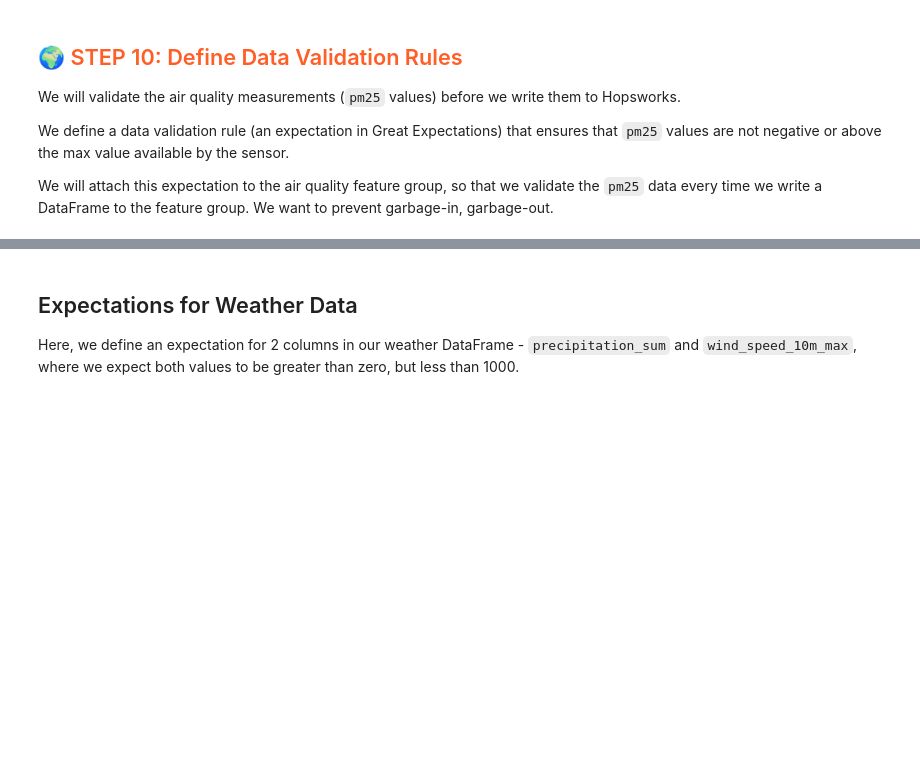
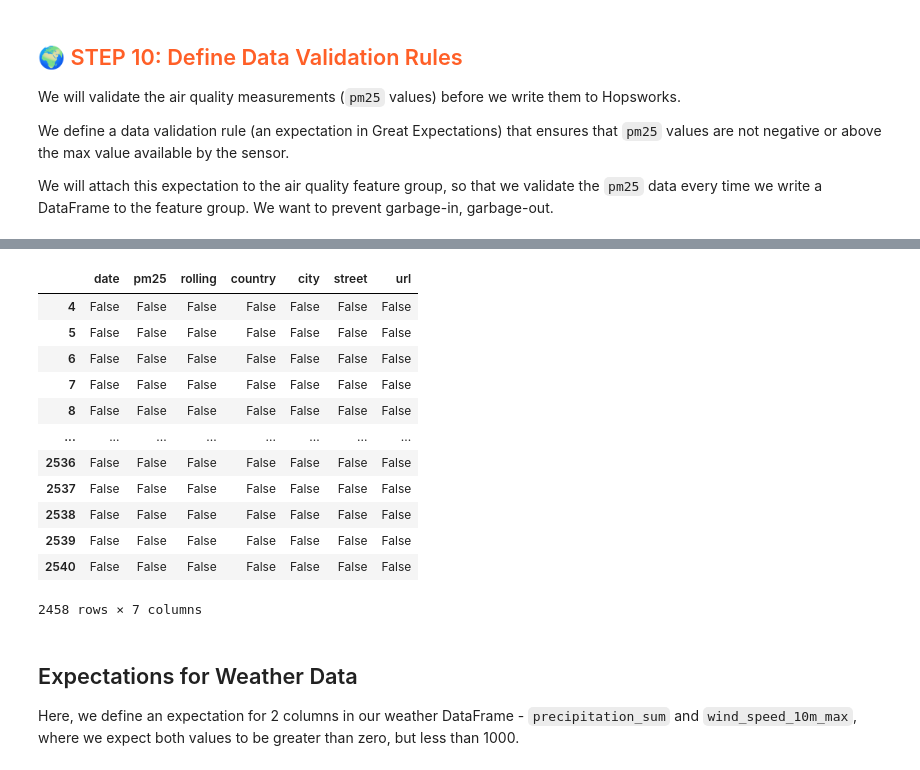
Before and after one commit to WasuWata/mlfs-book, a Jupyter notebook: notebooks/airquality/1_air_quality_feature_backfill.ipynb, the cells around one changed output, grey strips where cells are left out. Cells and saved outputs as stored; diff of their text form; code cells hidden in the pictures; blank space fills up the shorter version.

```diff
--- a/notebooks/airquality/1_air_quality_feature_backfill.ipynb
+++ b/notebooks/airquality/1_air_quality_feature_backfill.ipynb
@@ -443,3 +466,19 @@ aq_expectation_suite.add_expectation(
+# %%
+df_aq.isna()
+# %% [output]
+|  | date | pm25 | rolling | country | city | street | url |
+| 4 | False | False | False | False | False | False | False |
+| 5 | False | False | False | False | False | False | False |
+| 6 | False | False | False | False | False | False | False |
+| 7 | False | False | False | False | False | False | False |
+| 8 | False | False | False | False | False | False | False |
+| ... | ... | ... | ... | ... | ... | ... | ... |
+| 2536 | False | False | False | False | False | False | False |
+| 2537 | False | False | False | False | False | False | False |
+| 2538 | False | False | False | False | False | False | False |
+| 2539 | False | False | False | False | False | False | False |
+| 2540 | False | False | False | False | False | False | False |
+2458 rows × 7 columns
 # %% [markdown]
 ## Expectations for Weather Data
 Here, we define an expectation for 2 columns in our weather DataFrame - `precipitation_sum` and `wind_speed_10m_max`, where we expect both values to be greater than zero, but less than 1000.
```
Also changed, not shown: parts of 20 cells of this notebook, 18 other files.
